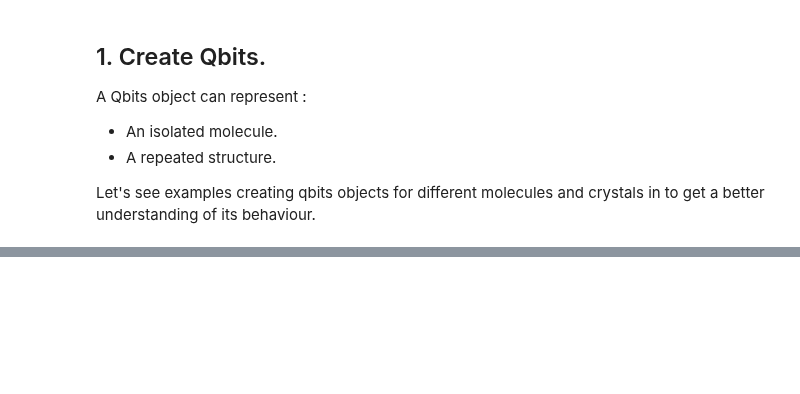
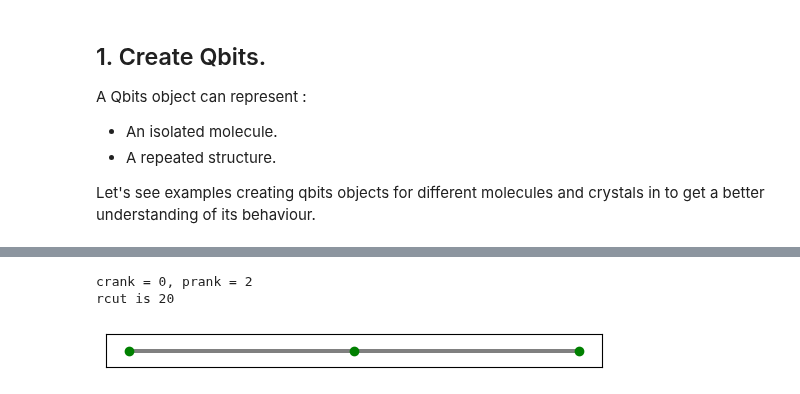
Before and after one commit to ICHEC/qse, a Jupyter notebook: examples/creating_and_manipulating_qbits.ipynb, the cells around one changed output, grey strips where cells are left out. Drawn from its saved outputs; the diff is of its cells as text; code cells hidden in the pictures; blank space fills up the shorter version.

Commit message:
Add creation of Qbits with extend

```diff
--- a/examples/creating_and_manipulating_qbits.ipynb
+++ b/examples/creating_and_manipulating_qbits.ipynb
@@ -31,7 +27,7 @@ The first way of creating a molecule or a crystal is by specifying the positions
 h_1_coordinates = np.array([[0.76, 0, 0.58]])
 h_2_coordinates = np.array([[-0.76, 0, 0.58]])
 o_coordinates = np.array([[0, 0, 0]])
-positions = np.concatenate(
+h2o_positions = np.concatenate(
     (
     h_1_coordinates,
     h_2_coordinates,
@@ -43,6 +39,6 @@ positions = np.concatenate(
 labels = ['H', 'H', 'O']
 
 h2o = qse.Qbits(
-    positions = positions,
+    positions = h2o_positions,
     labels = labels
 )
@@ -112,0 +92,11 @@ rcut is 2.9251915287720904
+# %%
+h_1_coordinates = np.array([0.76, 0, 0.58])
+h_2_coordinates = np.array([-0.76, 0, 0.58])
+o_coordinates = np.array([0, 0, 0])
+h_1_qbit = qse.Qbit(position = h_1_coordinates)
+h_2_qbit = qse.Qbit(position = h_2_coordinates)
+o_qbit = qse.Qbit(position = o_coordinates)
+h2o = qse.Qbits()
+h2o.extend(h_1_qbit)
+h2o.extend(h_2_qbit)
+h2o.extend(o_qbit)
@@ -112,0 +109,9 @@ rcut is 2.9251915287720904
+# %%
+print('h2O Positions before translation: ','\n', h2o.positions)
+h2o.translate(np.array([
+    [1.0, 0.0, 0.0],
+    [0.0, 4.0, 2.0],
+    [0.0, 0.0, 0.0]
+]))
+print('h2O Positions after translation: ','\n', h2o.positions)
+h2o.set_positions(h2o_positions)
@@ -112,0 +127,6 @@ rcut is 2.9251915287720904
+# %%
+h2o.draw(radius=20)
+# %% [output]
+crank = 0, prank = 2
+rcut is 20
+[figure, added]
```
Also changed, not shown: parts of 19 cells of this notebook.
